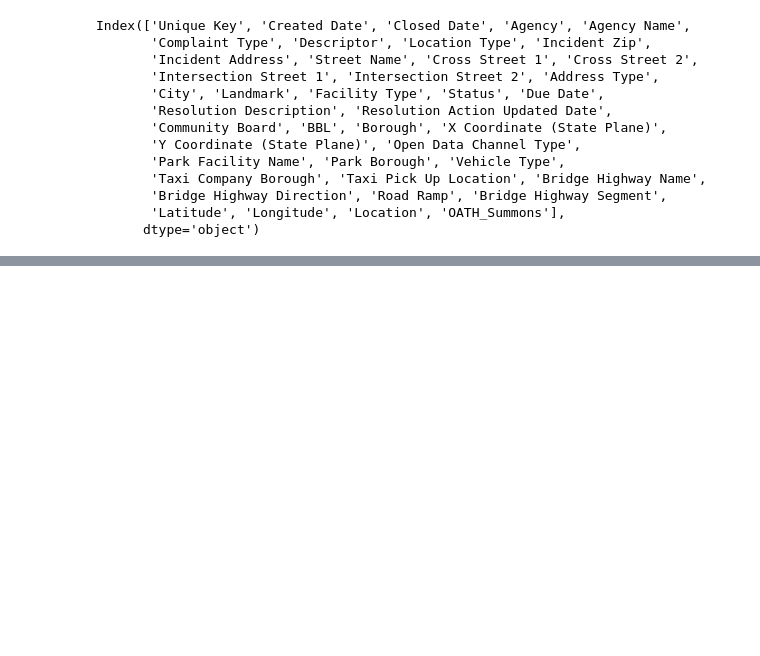
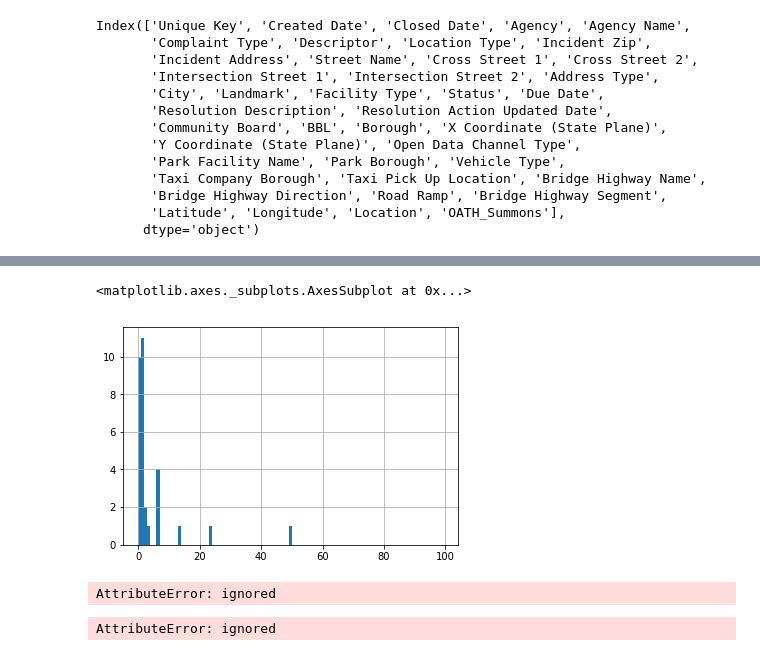
Before and after one commit to bendnorman/DOB-elevator-complaints, a Jupyter notebook: 311_data_analysis.ipynb, the cells around one changed output, grey strips where cells are left out. Saved outputs shown, nothing was run; the diff lists cells and outputs as text; code cells hidden in the pictures; blank space fills up the shorter version.

```diff
--- a/311_data_analysis.ipynb
+++ b/311_data_analysis.ipynb
@@ -70,0 +215,13 @@ Index(['version https://git-lfs.github.com/spec/v1'], dtype='object')
+# %%
+time_diffs[time_diffs['category'] == 82]['time'].hist(bins=range(0,100,1))
+# %% [output]
+<matplotlib.axes._subplots.AxesSubplot at 0x...>
+[figure, added]
+# %%
+dob_boilr_df['Disposition Code'].value_counts().plot(kind='bar',title='Complaint result',figsize=(15,3))
+# %% [output]
+AttributeError: ignored
+# %%
+dob_boilr_df['Disposition Year'].iloc[2].sum().plot(kind='bar',title='Complaint result',figsize=(15,3))
+# %% [output]
+AttributeError: ignored
```
Also changed, not shown: parts of 14 cells of this notebook.
